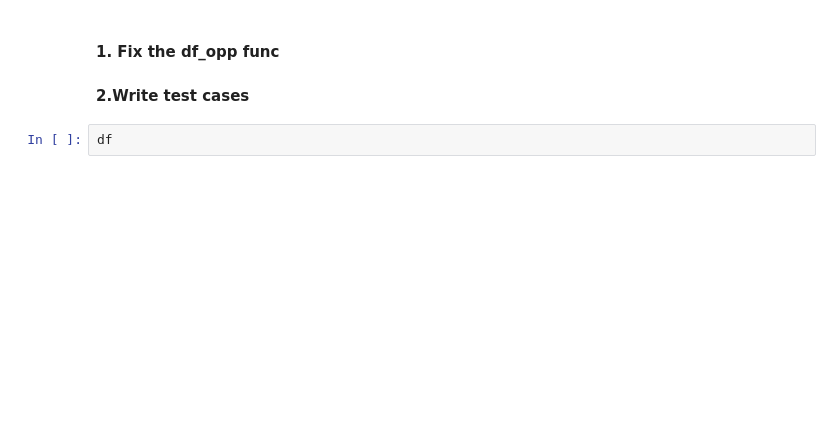
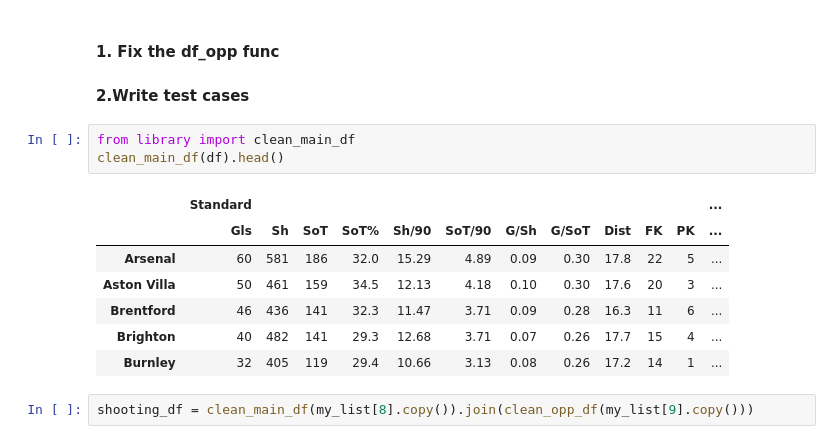
Before and after one commit to p13kara33/FootballData, a Jupyter notebook: footballdata/test_fbref.ipynb, the cells around one changed output. Cells and saved outputs as stored; diff of their text form; blank space fills up the shorter version.

```diff
--- a/footballdata/test_fbref.ipynb
+++ b/footballdata/test_fbref.ipynb
@@ -88,5 +88,16 @@ df_opp.head()
 # %% [markdown]
 #### 1. Fix the df_opp func
 #### 2.Write test cases
-# %%
-df
+# %%
+from library import clean_main_df
+clean_main_df(df).head()
+# %% [output]
+|  | Standard |  |  |  |  |  |  |  |  |  |  | ... |
+|  | Gls | Sh | SoT | SoT% | Sh/90 | SoT/90 | G/Sh | G/SoT | Dist | FK | PK | ... |
+| Arsenal | 60 | 581 | 186 | 32.0 | 15.29 | 4.89 | 0.09 | 0.30 | 17.8 | 22 | 5 | ... |
+| Aston Villa | 50 | 461 | 159 | 34.5 | 12.13 | 4.18 | 0.10 | 0.30 | 17.6 | 20 | 3 | ... |
+| Brentford | 46 | 436 | 141 | 32.3 | 11.47 | 3.71 | 0.09 | 0.28 | 16.3 | 11 | 6 | ... |
+| Brighton | 40 | 482 | 141 | 29.3 | 12.68 | 3.71 | 0.07 | 0.26 | 17.7 | 15 | 4 | ... |
+| Burnley | 32 | 405 | 119 | 29.4 | 10.66 | 3.13 | 0.08 | 0.26 | 17.2 | 14 | 1 | ... |
+# %%
+shooting_df = clean_main_df(my_list[8].copy()).join(clean_opp_df(my_list[9].copy()))
```
Also changed, not shown: parts of 5 cells of this notebook, 1 other file.
